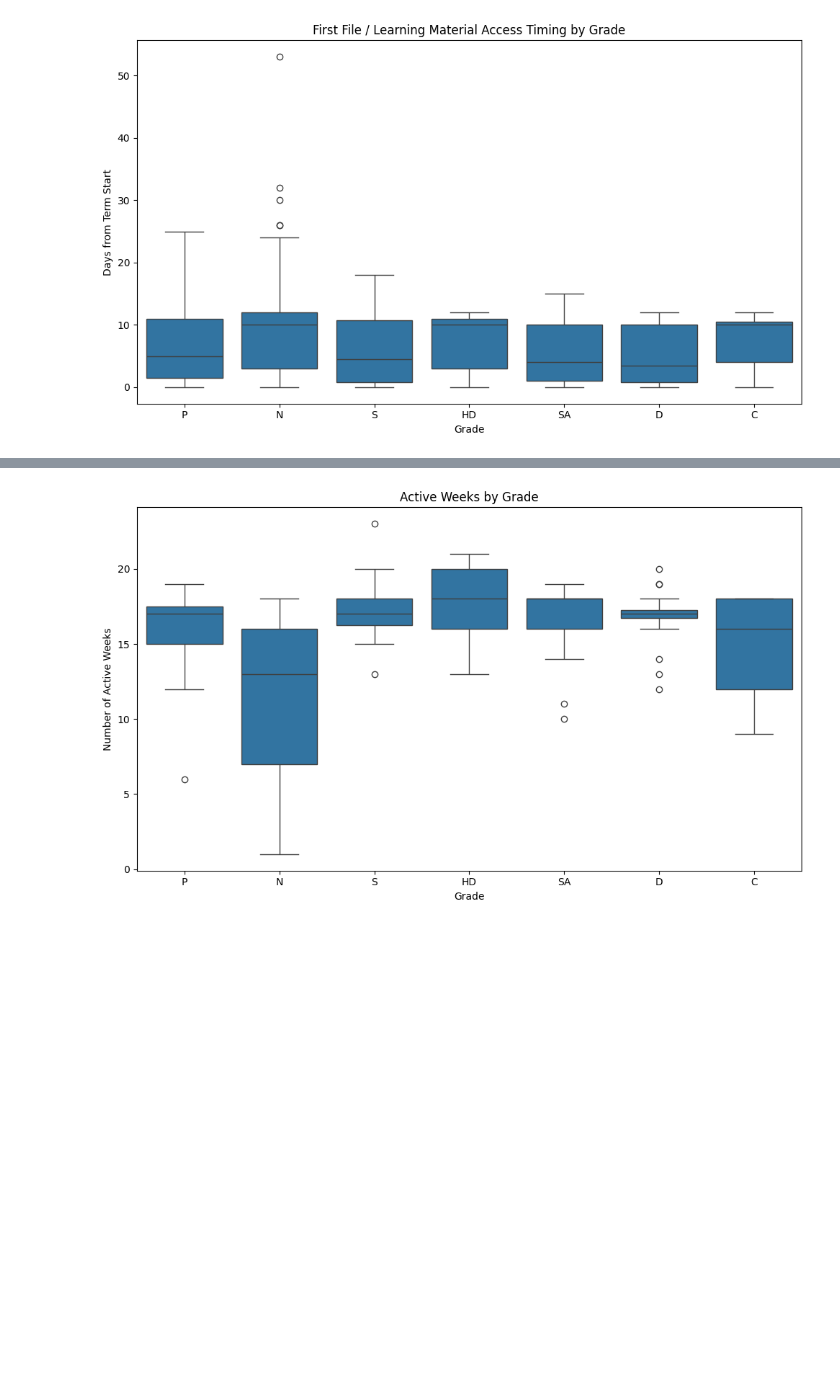
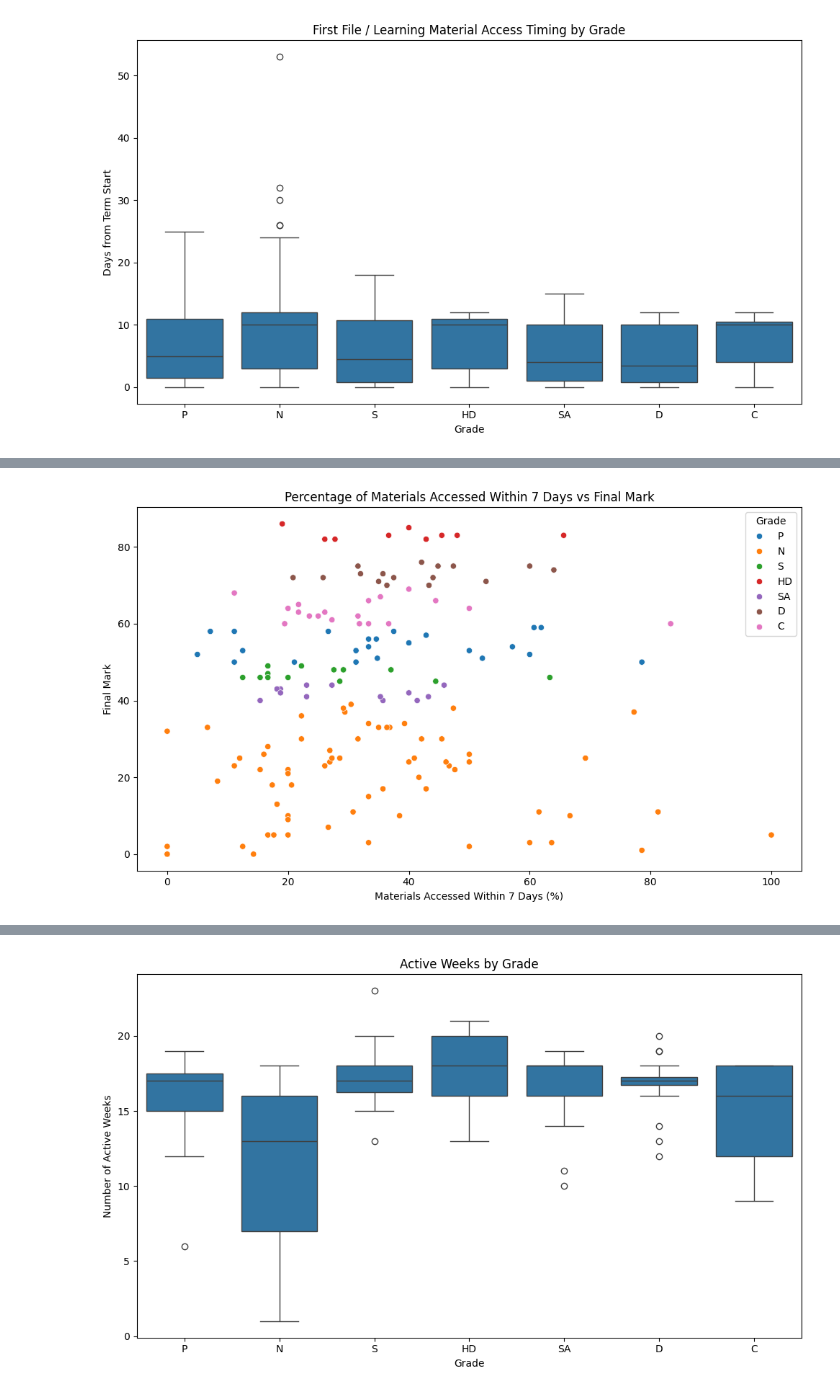
Before and after one commit to Rhea-myat/Smart-LMS-Dashboard-Moodle, a Jupyter notebook: explore_v1.1.ipynb, the cells around one changed output, grey strips where cells are left out. Drawn from its saved outputs; the diff is of its cells as text; code cells hidden in the pictures; blank space fills up the shorter version.

```diff
--- a/explore_v1.1.ipynb
+++ b/explore_v1.1.ipynb
@@ -1605,0 +1784,17 @@ plt.show()
+# %%
+plt.figure(figsize=(10, 6))
+
+sns.scatterplot(
+    data=early_access_summary,
+    x='Pct_Materials_Accessed_Within_7_Days',
+    y='Mark',
+    hue='Grade'
+)
+
+plt.title('Percentage of Materials Accessed Within 7 Days vs Final Mark')
+plt.xlabel('Materials Accessed Within 7 Days (%)')
+plt.ylabel('Final Mark')
+plt.tight_layout()
+plt.show()
+# %% [output]
+[figure, added]
```
Also changed, not shown: parts of 41 cells of this notebook, 2 other files.
